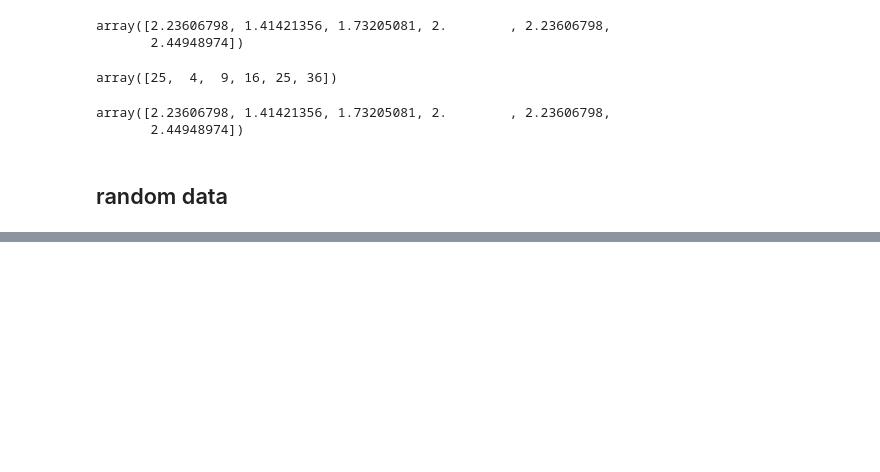
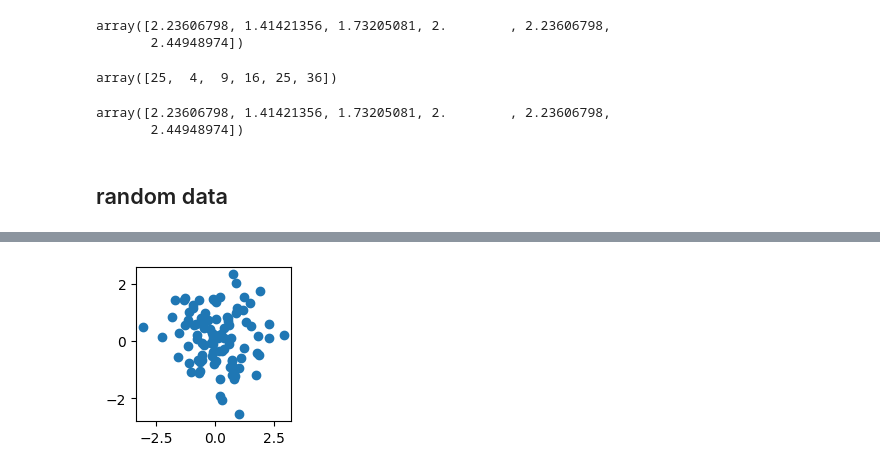
Before and after one commit to audedpt/Statistical_Learning, a Jupyter notebook: Python_review.ipynb, the cells around one changed output, grey strips where cells are left out. Saved outputs shown, nothing was run; the diff lists cells and outputs as text; code cells hidden in the pictures; blank space fills up the shorter version.

```diff
--- a/Python_review.ipynb
+++ b/Python_review.ipynb
@@ -175,0 +313,6 @@ array([2.23606798, 1.41421356, 1.73205081, 2.        , 2.23606798,
+# %%
+fig, ax = subplots(figsize=(2,2))
+ax.scatter(x,y);  #scatter plot with scatter() function
+                  #semicolon prevent from printing text to the notebook
+# %% [output]
+[figure, added]
```
Also changed, not shown: parts of 22 cells of this notebook.
